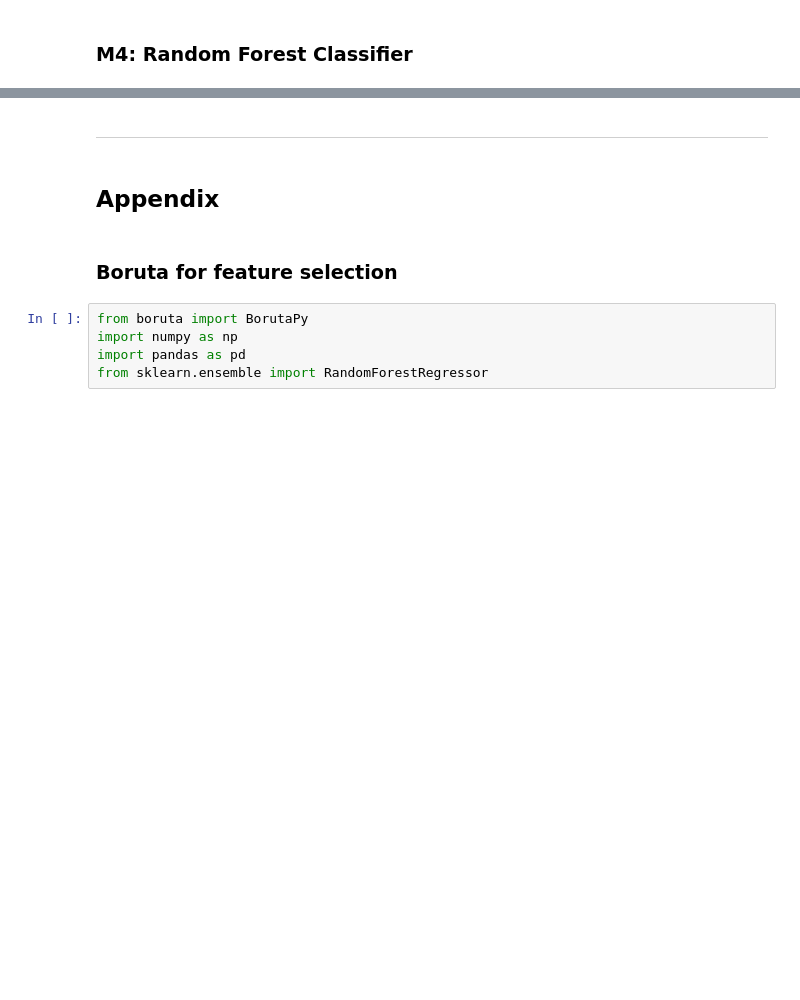
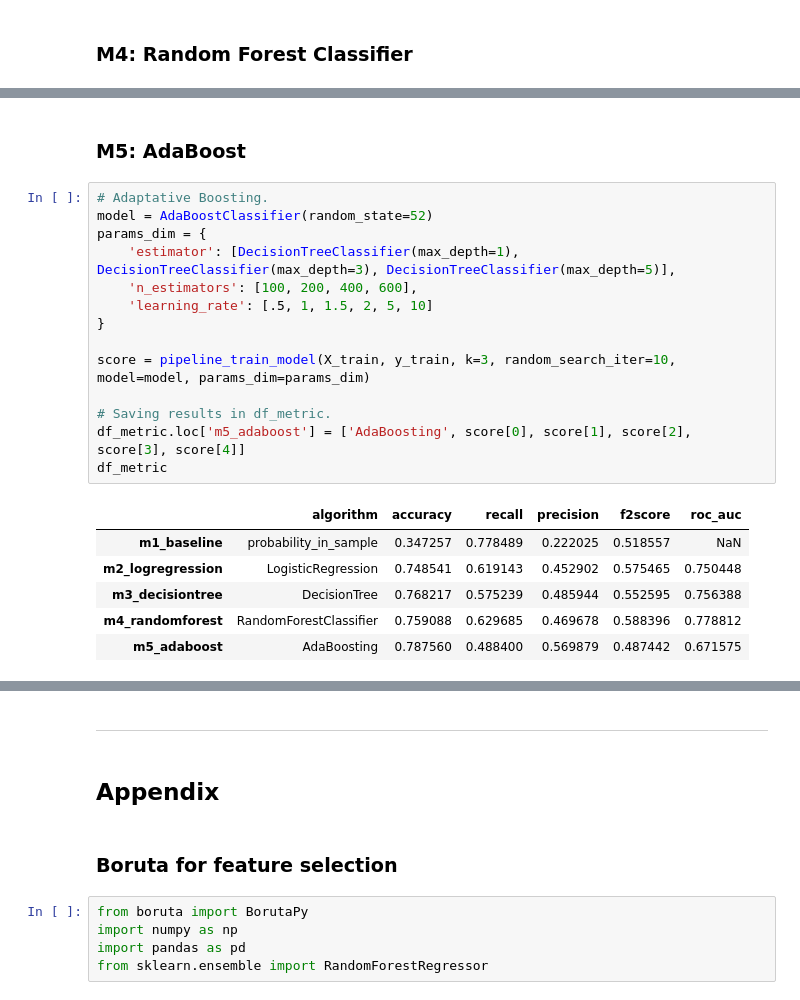
Before and after one commit to rknagao/uci_default_credit_card, a Jupyter notebook: model.ipynb, the cells around one changed output, grey strips where cells are left out. Cells and saved outputs as stored; diff of their text form; blank space fills up the shorter version.

```diff
--- a/model.ipynb
+++ b/model.ipynb
@@ -289 +292,24 @@ df_metric
+# %% [markdown]
+### M5: AdaBoost
+# %%
+# Adaptative Boosting.
+model = AdaBoostClassifier(random_state=52)
+params_dim = {
+    'estimator': [DecisionTreeClassifier(max_depth=1), DecisionTreeClassifier(max_depth=3), DecisionTreeClassifier(max_depth=5)],
+    'n_estimators': [100, 200, 400, 600],
+    'learning_rate': [.5, 1, 1.5, 2, 5, 10]
+}
+
+score = pipeline_train_model(X_train, y_train, k=3, random_search_iter=10, model=model, params_dim=params_dim)
+
+# Saving results in df_metric.
+df_metric.loc['m5_adaboost'] = ['AdaBoosting', score[0], score[1], score[2], score[3], score[4]]
+df_metric
+# %% [output]
+|  | algorithm | accuracy | recall | precision | f2score | roc_auc |
+| m1_baseline | probability_in_sample | 0.347257 | 0.778489 | 0.222025 | 0.518557 | NaN |
+| m2_logregression | LogisticRegression | 0.748541 | 0.619143 | 0.452902 | 0.575465 | 0.750448 |
+| m3_decisiontree | DecisionTree | 0.768217 | 0.575239 | 0.485944 | 0.552595 | 0.756388 |
+| m4_randomforest | RandomForestClassifier | 0.759088 | 0.629685 | 0.469678 | 0.588396 | 0.778812 |
+| m5_adaboost | AdaBoosting | 0.787560 | 0.488400 | 0.569879 | 0.487442 | 0.671575 |
 # %% [markdown]
```
Also changed, not shown: parts of 24 cells of this notebook, 5 other files.
